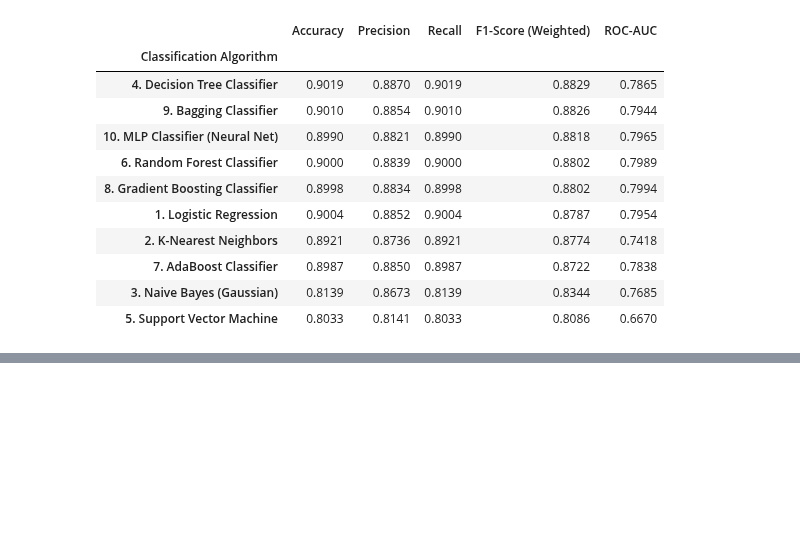
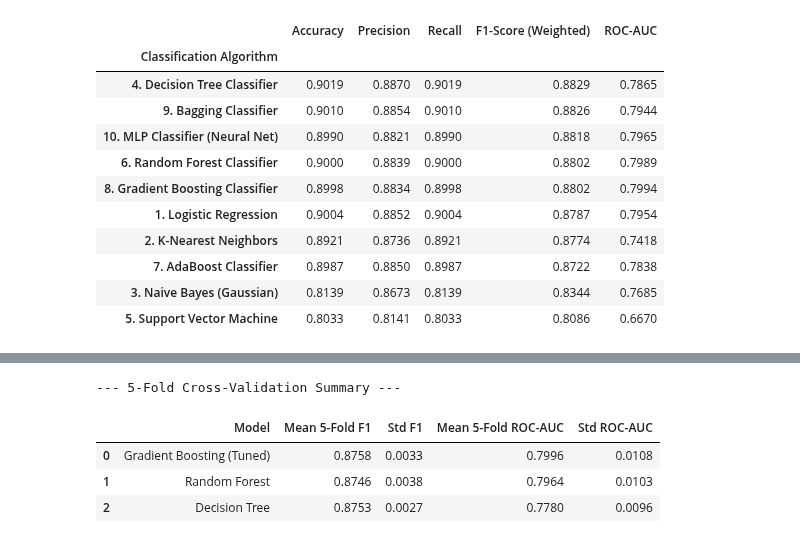
Before and after one commit to Karthik-2006-cell/ml-capstone-project, a Jupyter notebook: notebooks/Classification.ipynb, the cells around one changed output, grey strips where cells are left out. Cells and saved outputs as stored; diff of their text form; code cells hidden in the pictures; blank space fills up the shorter version.

```diff
--- a/notebooks/Classification.ipynb
+++ b/notebooks/Classification.ipynb
@@ -458,0 +602,30 @@ display(consolidated_summary_df)
+# %%
+skf = StratifiedKFold(n_splits=5, shuffle=True, random_state=42)
+
+cv_eval_models = {
+    "Gradient Boosting (Tuned)": best_gbm_model,
+    "Random Forest": rf_clf,
+    "Decision Tree": dt_clf
+}
+
+cv_records = []
+for name, clf in cv_eval_models.items():
+    f1_cv = cross_val_score(clf, X_train_proc, y_train, cv=skf, scoring='f1_weighted', n_jobs=-1)
+    auc_cv = cross_val_score(clf, X_train_proc, y_train, cv=skf, scoring='roc_auc', n_jobs=-1)
+    cv_records.append({
+        'Model': name,
+        'Mean 5-Fold F1': round(float(f1_cv.mean()), 4),
+        'Std F1': round(float(f1_cv.std()), 4),
+        'Mean 5-Fold ROC-AUC': round(float(auc_cv.mean()), 4),
+        'Std ROC-AUC': round(float(auc_cv.std()), 4)
+    })
+
+cv_df = pd.DataFrame(cv_records).sort_values(by='Mean 5-Fold ROC-AUC', ascending=False)
+print("--- 5-Fold Cross-Validation Summary ---")
+display(cv_df)
+# %% [output]
+--- 5-Fold Cross-Validation Summary ---
+|  | Model | Mean 5-Fold F1 | Std F1 | Mean 5-Fold ROC-AUC | Std ROC-AUC |
+| 0 | Gradient Boosting (Tuned) | 0.8758 | 0.0033 | 0.7996 | 0.0108 |
+| 1 | Random Forest | 0.8746 | 0.0038 | 0.7964 | 0.0103 |
+| 2 | Decision Tree | 0.8753 | 0.0027 | 0.7780 | 0.0096 |
```
Also changed, not shown: parts of 8 cells of this notebook.
